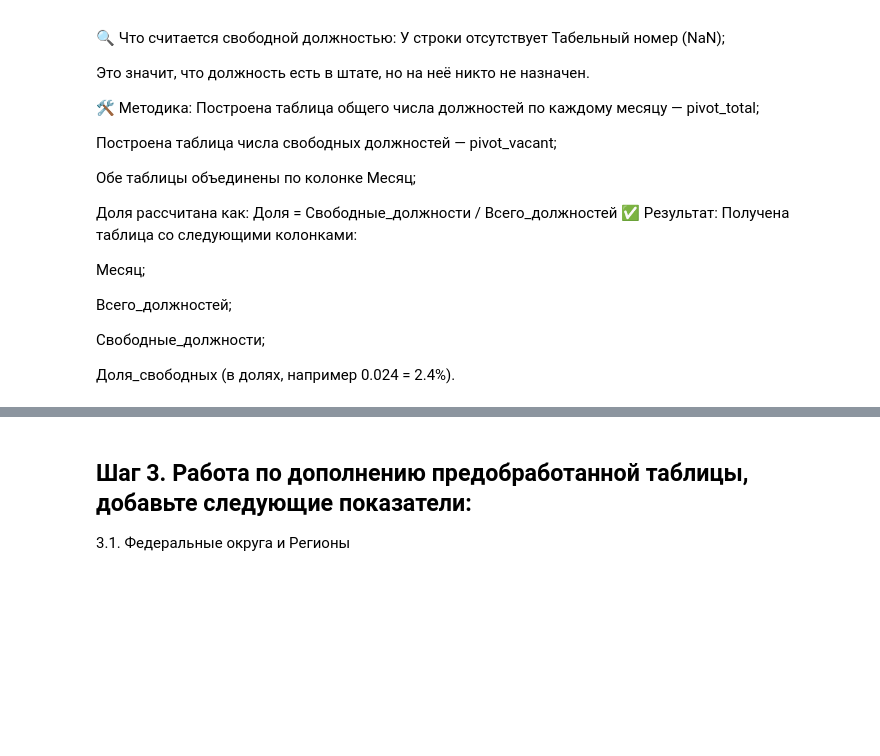
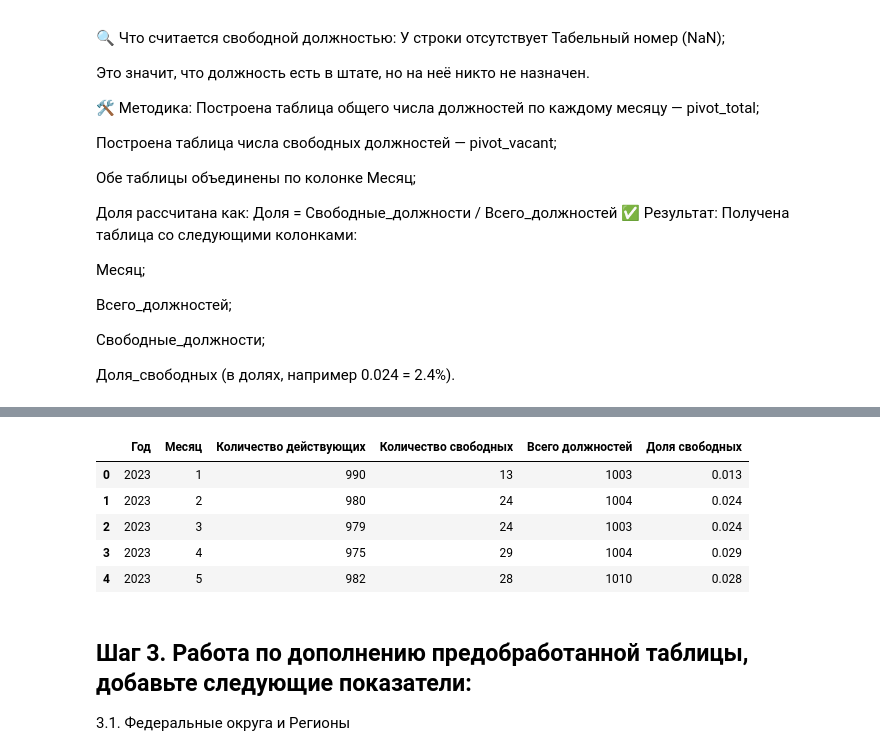
Before and after one commit to liliya-star/analyst-staff-analysis, a Jupyter notebook: analyst_test_case.ipynb, the cells around one changed output, grey strips where cells are left out. Saved outputs shown, nothing was run; the diff lists cells and outputs as text; code cells hidden in the pictures; blank space fills up the shorter version.

Commit message:
Добавлен анализ должностей по месяцам

```diff
--- a/analyst_test_case.ipynb
+++ b/analyst_test_case.ipynb
@@ -272,2 +248,0 @@ df_with_geo.head()
-# %%
-df_with_geo = df_with_reserve.merge(df_cities, on='Город', how='left')
@@ -514,3 +293,21 @@ pivot_vacant
+# %%
+# 📌 Шаг 2.2 — Фильтрация свободных должностей
+# Учитываем строки, где табельный номер отсутствует (NaN или "Резерв") или не указан ФИО
+
+df_vacant = df_with_geo[
+    (df_with_geo['Табельный номер'].isna()) |
+    (df_with_geo['Табельный номер'] == 'Резерв') |
+    (df_with_geo['ФИО'].isna())
+]
+
+# Группируем по году и месяцу и считаем количество свободных должностей
+df_vacant_count = (
+    df_vacant
+    .groupby(['Год', 'Месяц'])['ID должности']
+    .count()
+    .reset_index()
+    .rename(columns={'ID должности': 'Количество свободных'})
+)
 # %% [markdown]
 ## Шаг 2.3. Доля свободных должностей от общего числа
 # %% [markdown]
@@ -579,3 +341,38 @@ pivot_merge
+# %%
+# 📌 Шаг 2.3 — Объединение активных и свободных + расчёт доли свободных
+
+# Объединяем две таблицы по 'Год' и 'Месяц'
+df_summary = pd.merge(df_active_count, df_vacant_count, on=['Год', 'Месяц'], how='outer')
+
+# Заполняем отсутствующие значения нулями
+df_summary[['Количество действующих', 'Количество свободных']] = (
+    df_summary[['Количество действующих', 'Количество свободных']]
+    .fillna(0)
+    .astype(int)
+)
+
+# Считаем общее количество должностей
+df_summary['Всего должностей'] = (
+    df_summary['Количество действующих'] + df_summary['Количество свободных']
+)
+
+# Рассчитываем долю свободных должностей
+df_summary['Доля свободных'] = (
+    df_summary['Количество свободных'] / df_summary['Всего должностей']
+).round(3)
+
+# Сортируем по времени
+df_summary = df_summary.sort_values(by=['Год', 'Месяц'])
+
+# Выводим результат
+display(df_summary)
+# %% [output]
+|  | Год | Месяц | Количество действующих | Количество свободных | Всего должностей | Доля свободных |
+| 0 | 2023 | 1 | 990 | 13 | 1003 | 0.013 |
+| 1 | 2023 | 2 | 980 | 24 | 1004 | 0.024 |
+| 2 | 2023 | 3 | 979 | 24 | 1003 | 0.024 |
+| 3 | 2023 | 4 | 975 | 29 | 1004 | 0.029 |
+| 4 | 2023 | 5 | 982 | 28 | 1010 | 0.028 |
 # %% [markdown]
 ## Шаг 3. Работа по дополнению предобработанной таблицы, добавьте следующие показатели:
 3.1. Федеральные округа и Регионы
```
Also changed, not shown: parts of 24 cells of this notebook.
